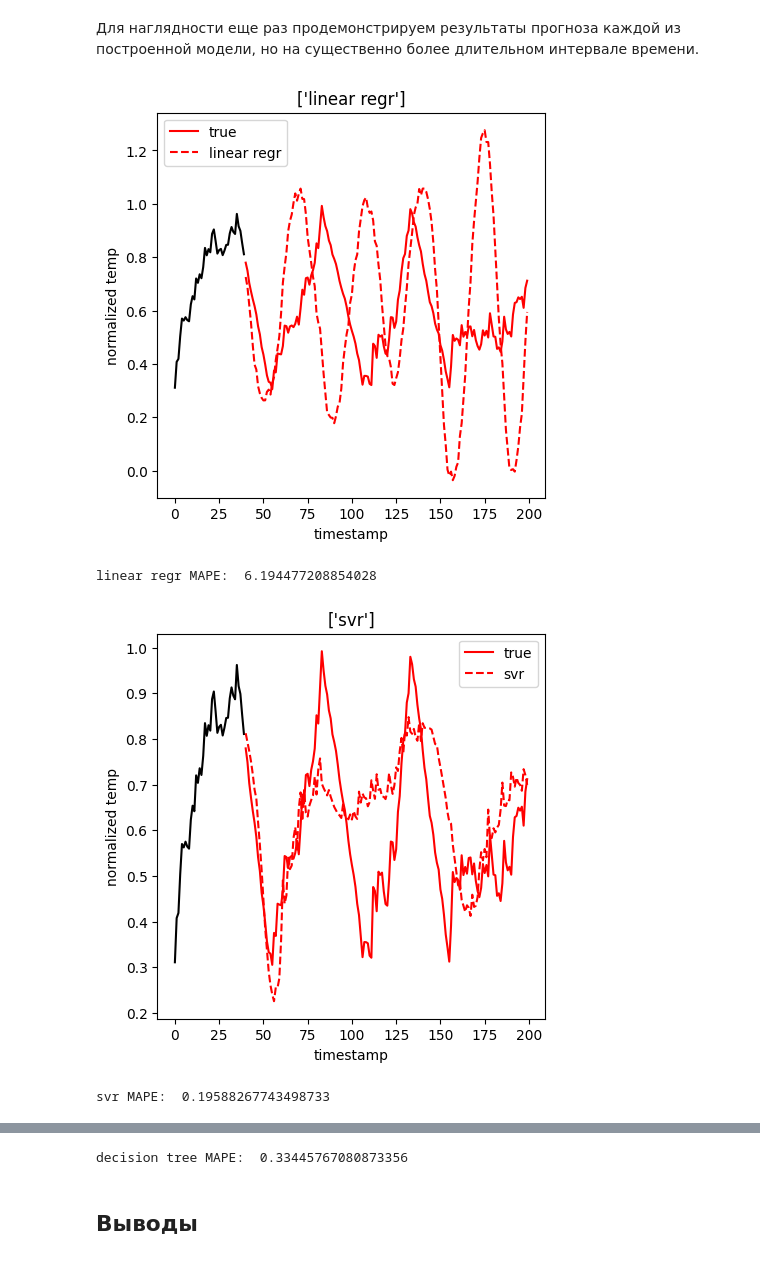
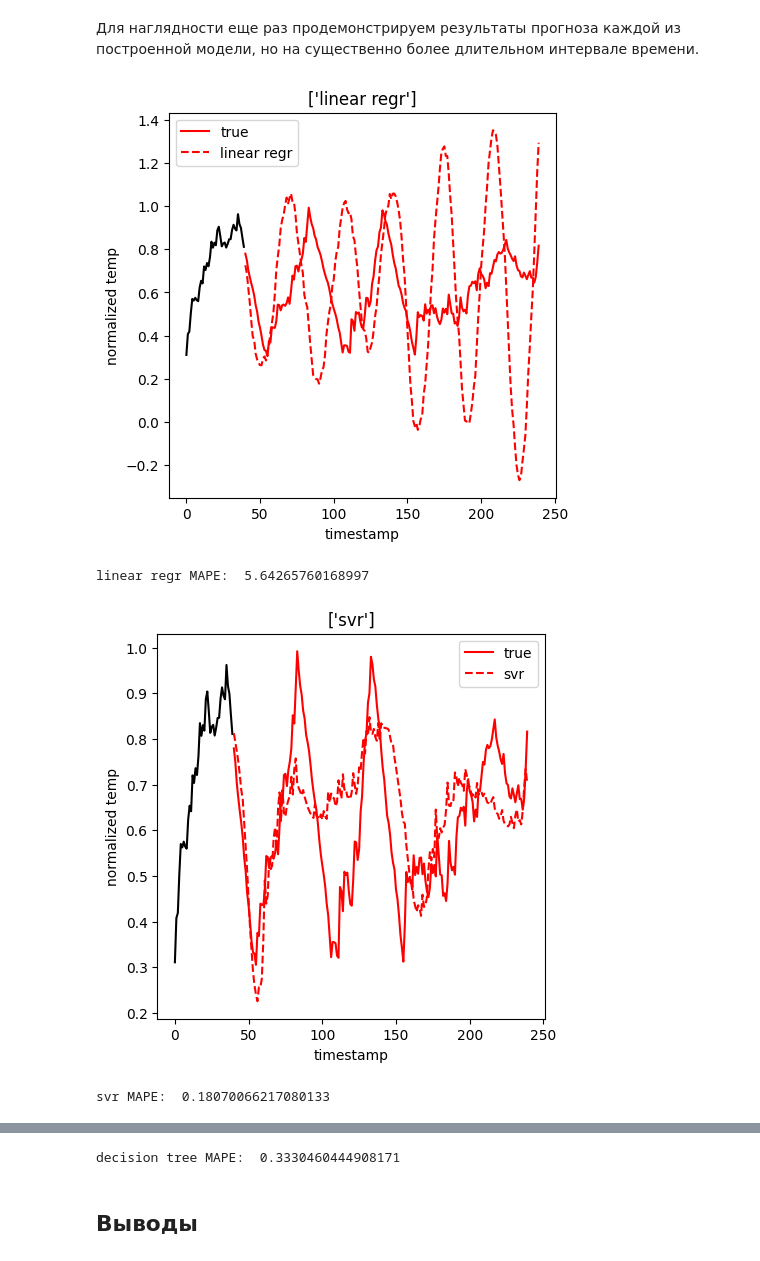
Before and after one commit to BROsandr/IUS, a Jupyter notebook: lab6/Lab6_task.ipynb, the cells around one changed output, grey strips where cells are left out. Cells and saved outputs as stored; diff of their text form; code cells hidden in the pictures.

```diff
--- a/lab6/Lab6_task.ipynb
+++ b/lab6/Lab6_task.ipynb
@@ -629,18 +629,18 @@ for i, rect in enumerate(rects):
 # %%
 models = [lin_reg, svr, dtr]
 model_names = ['linear regr', 'svr', 'decision tree']
 
 # Глубина прогноза
 pred_length = 5*seq_length
 
 for model, model_name in zip(models,model_names):
     # Напишите свой код здесь
-    y_true = X.iloc[seq_length:pred_length, 0]
-    y_pred = seq_forecast(model, X.iloc[0].copy(), df.loc[2+seq_length:1+pred_length, 'mode'])
+    y_true = X.iloc[seq_length:seq_length+pred_length, 0]
+    y_pred = seq_forecast(model, X.iloc[0].copy(), df.loc[2+seq_length:1+pred_length+seq_length, 'mode'])
     plot_forecast(X[0][:seq_length], y_true, [y_pred],  [model_name], colors=['black', 'red', 'red'])
     print(model_name+' MAPE: ', regr_mape(y_true, y_pred))
 # %% [output]
-[figure, old version]
+[figure, new version]
-linear regr MAPE:  6.194477208854028
+linear regr MAPE:  5.64265760168997
-[figure, old version]
+[figure, new version]
-svr MAPE:  0.19588267743498733
+svr MAPE:  0.18070066217080133
@@ -648,4 +648,4 @@ svr MAPE:  0.19588267743498733
-decision tree MAPE:  0.33445767080873356
+decision tree MAPE:  0.3330460444908171
 # %% [markdown]
 ## Выводы
 # %% [markdown]
```
Also changed, not shown: parts of 1 cell of this notebook.
